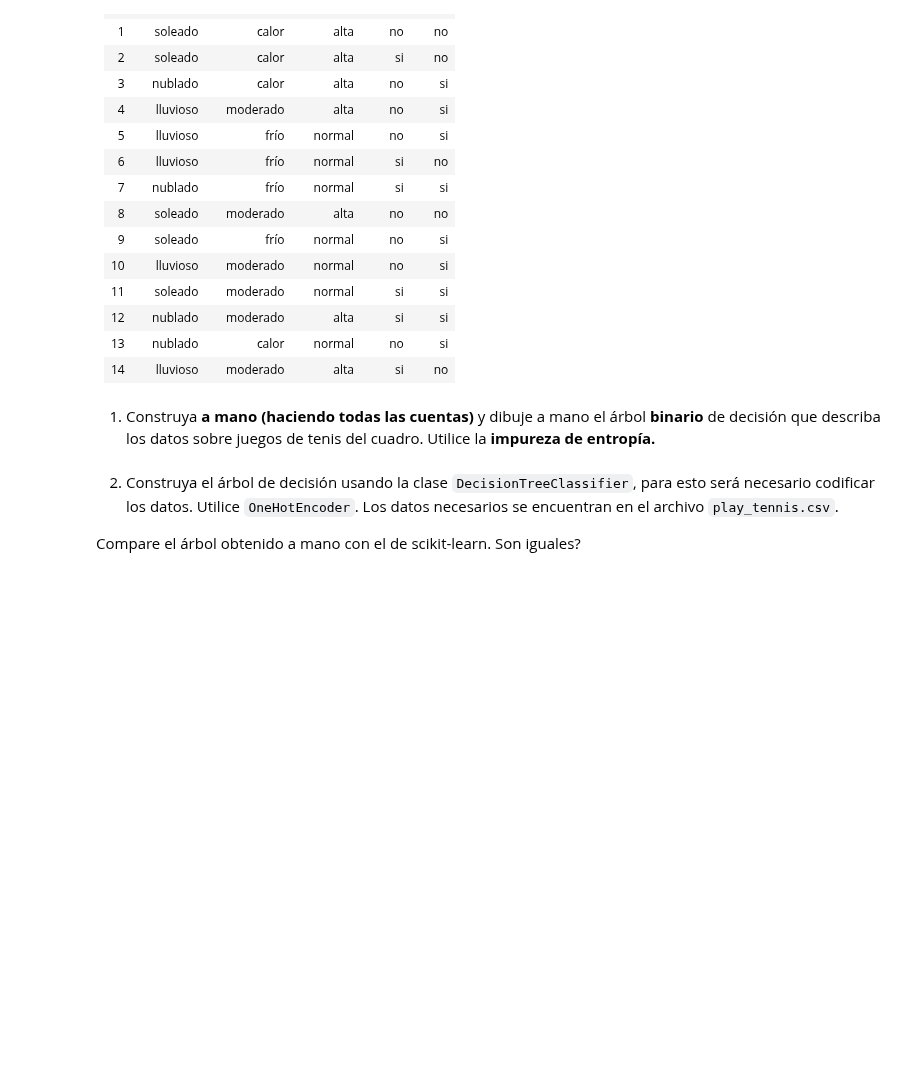
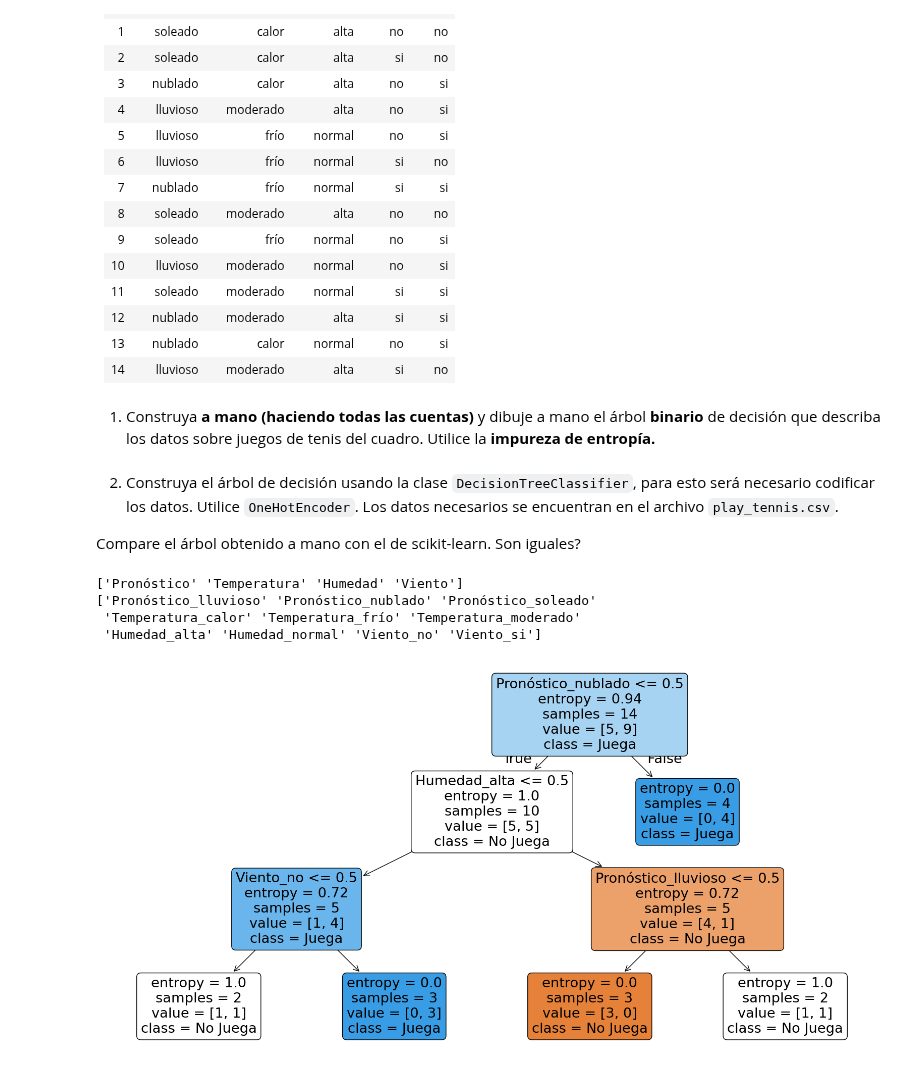
Before and after one commit to axelescalante0/Aprendizaje-Maquinal, a Jupyter notebook: Scrips/Arbol de decision/ArbolesDeDecision.ipynb, the cells around one changed output. Drawn from its saved outputs; the diff is of its cells as text; code cells hidden in the pictures; blank space fills up the shorter version.

Commit message:
Arbol de decision: Se implemento el algoritmo.

```diff
--- a/Scrips/Arbol de decision/ArbolesDeDecision.ipynb
+++ b/Scrips/Arbol de decision/ArbolesDeDecision.ipynb
@@ -261,3 +263,55 @@ Utilice la **impureza de entropía.**
 2. Construya el árbol de decisión usando la clase `DecisionTreeClassifier`, para esto será necesario codificar los datos. Utilice `OneHotEncoder`. Los datos necesarios se encuentran en el archivo `play_tennis.csv`.
 
 Compare el árbol obtenido a mano con el de scikit-learn. Son iguales?
+# %%
+import matplotlib.pyplot as plt
+import pandas as pd
+from sklearn.preprocessing import OneHotEncoder
+from sklearn.tree import DecisionTreeClassifier, plot_tree
+
+# Suponiendo que los datos están en un DataFrame llamado df
+data = {
+    'Pronóstico': ['soleado', 'soleado', 'nublado', 'lluvioso', 'lluvioso', 'lluvioso',
+                   'nublado', 'soleado', 'soleado', 'lluvioso', 'soleado', 'nublado',
+                   'nublado', 'lluvioso'],
+    'Temperatura': ['calor', 'calor', 'calor', 'moderado', 'frío', 'frío', 'frío', 'moderado',
+                    'frío', 'moderado', 'moderado', 'moderado', 'calor', 'moderado'],
+    'Humedad': ['alta', 'alta', 'alta', 'alta', 'normal', 'normal', 'normal', 'alta',
+                'normal', 'normal', 'normal', 'alta', 'normal', 'alta'],
+    'Viento': ['no', 'si', 'no', 'no', 'no', 'si', 'si', 'no', 'no', 'no', 'si', 'si', 'no', 'si'],
+    'Juega': ['no', 'no', 'si', 'si', 'si', 'no', 'si', 'no', 'si', 'si', 'si', 'si', 'si', 'no']
+}
+
+df = pd.DataFrame(data)
+x = df.drop('Juega', axis=1)
+y = df['Juega']
+
+# tratar variabels categoricas
+cat_encoder = OneHotEncoder()
+x_train_cat_1hot = cat_encoder.fit_transform(x)
+x_train_cat_1hot
+
+
+x_train_cat_1hot.toarray()
+
+print(cat_encoder.feature_names_in_) #devuelve el nombre de la columna
+
+print(cat_encoder.get_feature_names_out())
+df2 = pd.DataFrame(x_train_cat_1hot.toarray(), columns=cat_encoder.get_feature_names_out())
+# Dividir los datos
+X = df2
+
+# Crear y entrenar el modelo
+tree = DecisionTreeClassifier(criterion='entropy',max_depth=3)
+tree.fit(X, y)
+
+# arbol
+plt.figure(figsize=(20,10))
+plot_tree(tree, filled=True, feature_names=X.columns, class_names=['No Juega', 'Juega'], rounded=True, proportion=False, precision=2)
+plt.show()
+# %% [output]
+['Pronóstico' 'Temperatura' 'Humedad' 'Viento']
+['Pronóstico_lluvioso' 'Pronóstico_nublado' 'Pronóstico_soleado'
+ 'Temperatura_calor' 'Temperatura_frío' 'Temperatura_moderado'
+ 'Humedad_alta' 'Humedad_normal' 'Viento_no' 'Viento_si']
+[figure, added]
```
Also changed, not shown: parts of 2 cells of this notebook, 1 other file.
